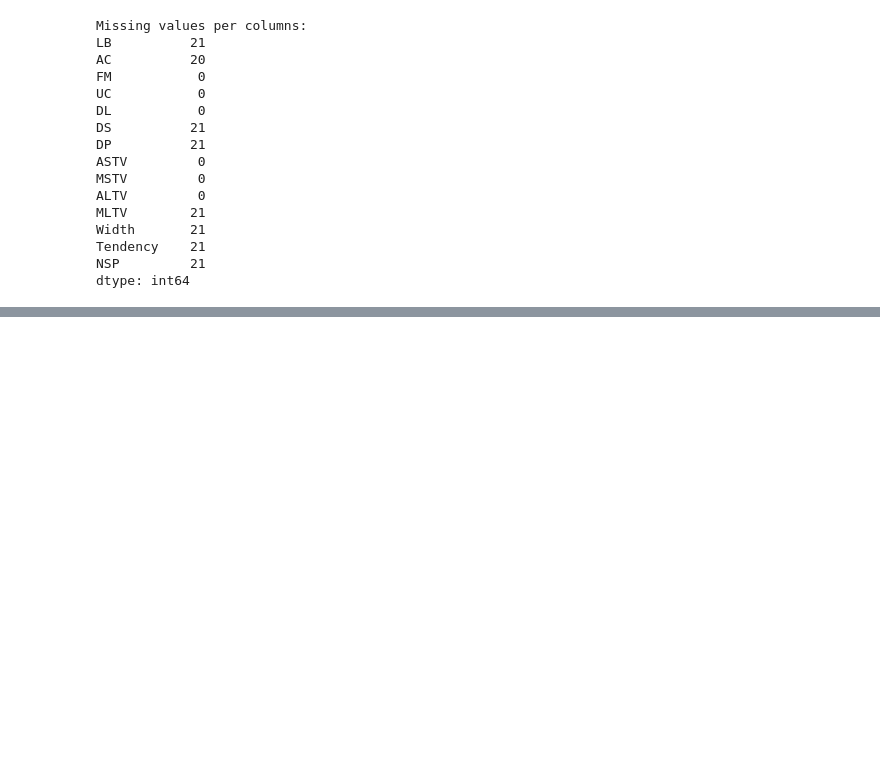
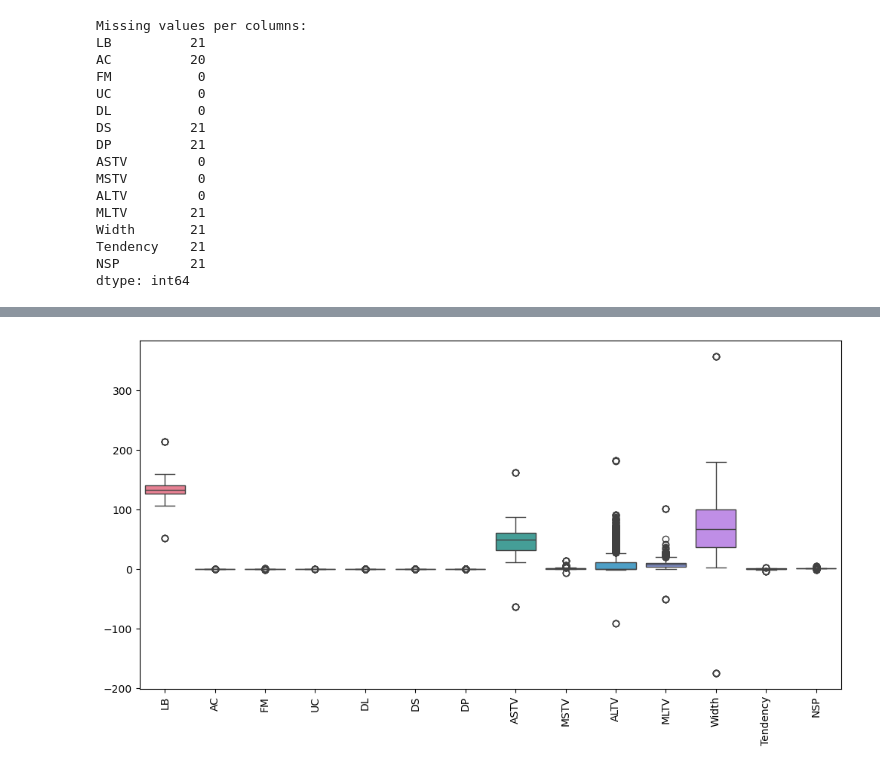
Before and after one commit to JayashriiDhage24/Data-Science-Assigmnets, a Jupyter notebook: Assignment 10(EDA).ipynb, the cells around one changed output, grey strips where cells are left out. Saved outputs shown, nothing was run; the diff lists cells and outputs as text; code cells hidden in the pictures; blank space fills up the shorter version.

```diff
--- a/Assignment 10(EDA).ipynb
+++ b/Assignment 10(EDA).ipynb
@@ -41,0 +85,7 @@ dtype: int64
+# %%
+plt.figure(figsize=(12, 6))
+sns.boxplot(data=Data_set)
+plt.xticks(rotation=90)
+plt.show()
+# %% [output]
+[figure, added]
```
Also changed, not shown: parts of 8 cells of this notebook, 4 other files.
